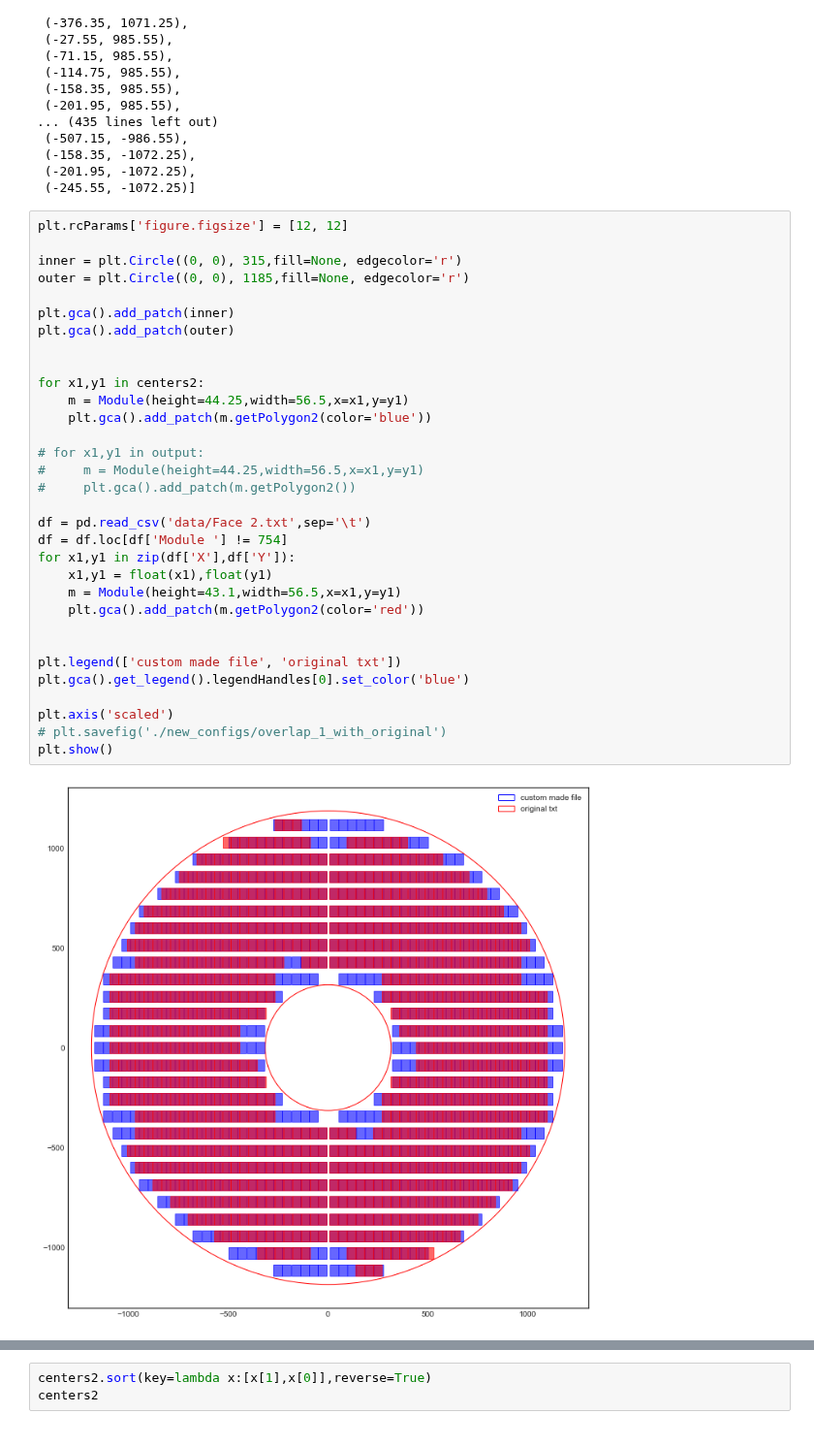
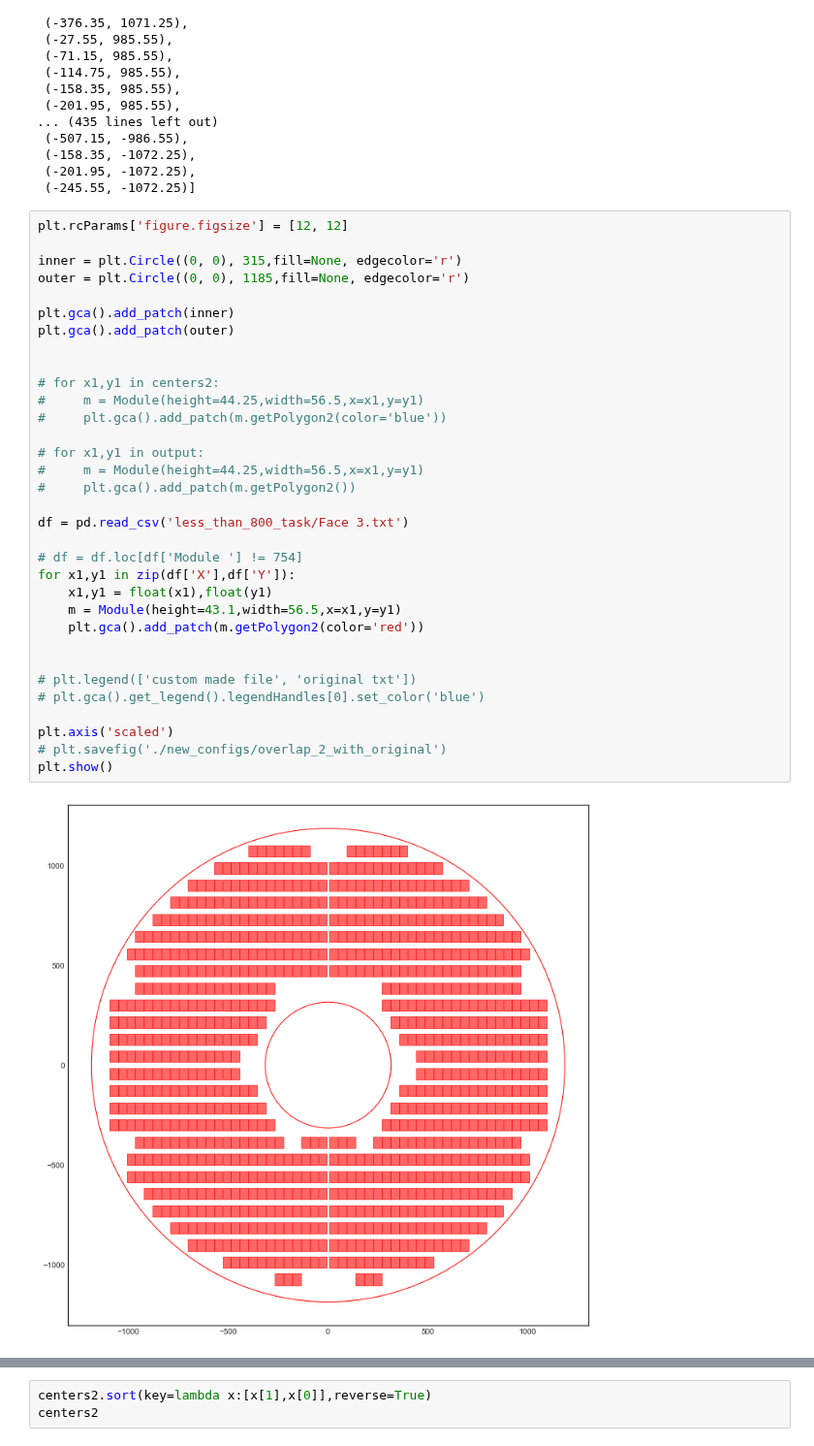
Before and after one commit to yashmehra028/ETL-Copy, a Jupyter notebook: new_task.ipynb, the cells around one changed output, grey strips where cells are left out. Shown at 97% size. Saved outputs shown, nothing was run; the diff lists cells and outputs as text.

```diff
--- a/new_task.ipynb
+++ b/new_task.ipynb
@@ -275,37 +324,38 @@ coordinates_txt
 # %%
 plt.rcParams['figure.figsize'] = [12, 12]
 
 inner = plt.Circle((0, 0), 315,fill=None, edgecolor='r')
 outer = plt.Circle((0, 0), 1185,fill=None, edgecolor='r')
 
 plt.gca().add_patch(inner)
 plt.gca().add_patch(outer)
 
 
-for x1,y1 in centers2:
-    m = Module(height=44.25,width=56.5,x=x1,y=y1)
-    plt.gca().add_patch(m.getPolygon2(color='blue'))
+# for x1,y1 in centers2:
+#     m = Module(height=44.25,width=56.5,x=x1,y=y1)
+#     plt.gca().add_patch(m.getPolygon2(color='blue'))
 
 # for x1,y1 in output:
 #     m = Module(height=44.25,width=56.5,x=x1,y=y1)
 #     plt.gca().add_patch(m.getPolygon2())
 
-df = pd.read_csv('data/Face 2.txt',sep='\t')
-df = df.loc[df['Module '] != 754]
+df = pd.read_csv('less_than_800_task/Face 3.txt')
+
+# df = df.loc[df['Module '] != 754]
 for x1,y1 in zip(df['X'],df['Y']):
     x1,y1 = float(x1),float(y1)
     m = Module(height=43.1,width=56.5,x=x1,y=y1)
     plt.gca().add_patch(m.getPolygon2(color='red'))
 
 
-plt.legend(['custom made file', 'original txt'])
-plt.gca().get_legend().legendHandles[0].set_color('blue')
+# plt.legend(['custom made file', 'original txt'])
+# plt.gca().get_legend().legendHandles[0].set_color('blue')
 
 plt.axis('scaled')
-# plt.savefig('./new_configs/overlap_1_with_original')
+# plt.savefig('./new_configs/overlap_2_with_original')
 plt.show()
 # %% [output]
-[figure, old version]
+[figure, new version]
 # %%
 removed = [(252.45000000000005, 1114.1),
  (207.70000000000005, 1114.1),
```
Also changed, not shown: parts of 9 cells of this notebook, 16 other files.
